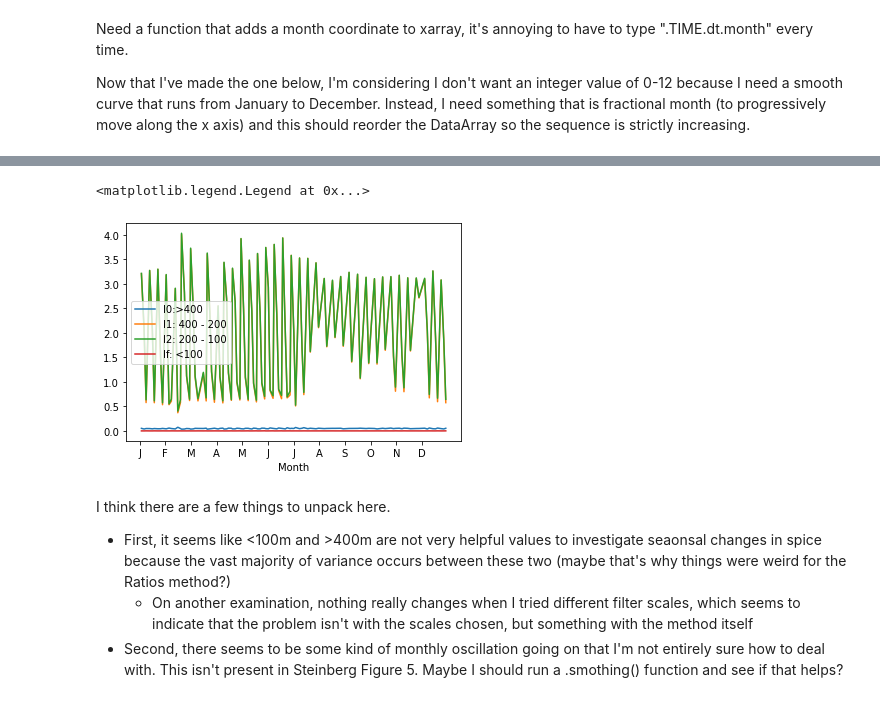
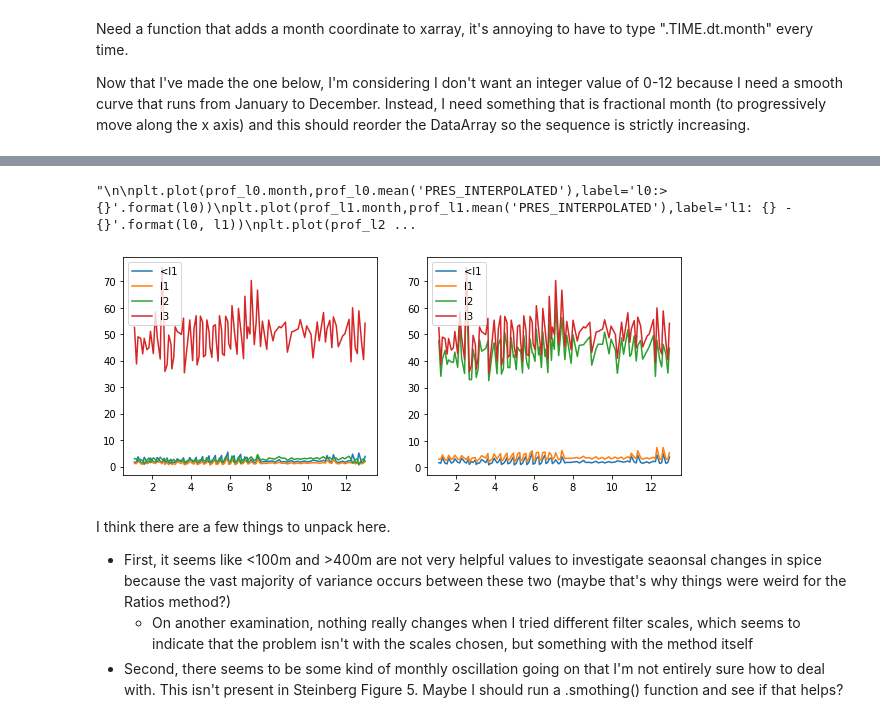
Before and after one commit to ocean-transport/argo-intern, a Jupyter notebook: steinberg.ipynb, the cells around one changed output, grey strips where cells are left out. Drawn from its saved outputs; the diff is of its cells as text; code cells hidden in the pictures.

```diff
--- a/steinberg.ipynb
+++ b/steinberg.ipynb
@@ -61,0 +38,4 @@ prof_lf = float_z.SPICE**2      - ef.get_MV(float_z,l2,variable='SPICE')
+# %%
+l1 = 100
+l2 = 200
+l3 = 400
@@ -86,0 +77,20 @@ prof_lf = float_lf.sortby('month')
+# %%
+MKE0_v = add_month(MKE0_v)
+MKE1_v = add_month(MKE1_v)
+MKE2_v = add_month(MKE2_v)
+MKE3_v = add_month(MKE3_v)
+
+EKE0_v = add_month(EKE0_v)
+EKE1_v = add_month(EKE1_v)
+EKE2_v = add_month(EKE2_v)
+EKE3_v = add_month(EKE3_v)
+
+MKE0_v = MKE0_v.sortby('frac_month')
+MKE1_v = MKE1_v.sortby('frac_month')
+MKE2_v = MKE2_v.sortby('frac_month')
+MKE3_v = MKE3_v.sortby('frac_month')
+
+EKE0_v = EKE0_v.sortby('frac_month')
+EKE1_v = EKE1_v.sortby('frac_month')
+EKE2_v = EKE2_v.sortby('frac_month')
+EKE3_v = EKE3_v.sortby('frac_month')
@@ -87,16 +105,35 @@ prof_lf = float_lf.sortby('month')
 # %%
 month_labels=['J','F','M','A','M','J','J','A','S','O','N','D']
 # %%
+plt.figure(figsize=(10,4))
+
+plt.subplot(1,2,1)
+plt.plot(MKE0_v.frac_month, MKE0_v.sum('PRES_INTERPOLATED'),label='<l1')
+plt.plot(MKE1_v.frac_month, MKE1_v.sum('PRES_INTERPOLATED'),label='l1')
+plt.plot(MKE2_v.frac_month, MKE2_v.sum('PRES_INTERPOLATED'),label='l2')
+plt.plot(MKE3_v.frac_month, MKE3_v.sum('PRES_INTERPOLATED'),label='l3')
+plt.legend()
+
+plt.subplot(1,2,2)
+plt.plot(EKE0_v.frac_month, EKE0_v.sum('PRES_INTERPOLATED'),label='<l1')
+plt.plot(EKE1_v.frac_month, EKE1_v.sum('PRES_INTERPOLATED'),label='l1')
+plt.plot(EKE2_v.frac_month, EKE2_v.sum('PRES_INTERPOLATED'),label='l2')
+plt.plot(EKE3_v.frac_month, EKE3_v.sum('PRES_INTERPOLATED'),label='l3')
+plt.legend()
+
+'''
+
 plt.plot(prof_l0.month,prof_l0.mean('PRES_INTERPOLATED'),label='l0:>{}'.format(l0))
 plt.plot(prof_l1.month,prof_l1.mean('PRES_INTERPOLATED'),label='l1: {} - {}'.format(l0, l1))
 plt.plot(prof_l2.month,prof_l2.mean('PRES_INTERPOLATED'),label='l2: {} - {}'.format(l1, l2))
 plt.plot(prof_lf.month,prof_lf.mean('PRES_INTERPOLATED'),label='lf: <{}'.format(l2))
 plt.xlabel('Month')
 plt.xticks(range(1,13),month_labels)
 plt.legend()
+'''
 # %% [output]
-<matplotlib.legend.Legend at 0x...>
+"\n\nplt.plot(prof_l0.month,prof_l0.mean('PRES_INTERPOLATED'),label='l0:>{}'.format(l0))\nplt.plot(prof_l1.month,prof_l1.mean('PRES_INTERPOLATED'),label='l1: {} - {}'.format(l0, l1))\nplt.plot(prof_l2 ...
-[figure, old version]
+[figure, new version]
 # %% [markdown]
 I think there are a few things to unpack here.
 - First, it seems like <100m and >400m are not very helpful values to investigate seaonsal changes in spice because the vast majority of variance occurs between these two (maybe that's why things were weird for the Ratios method?)
```
Also changed, not shown: parts of 8 cells of this notebook.
